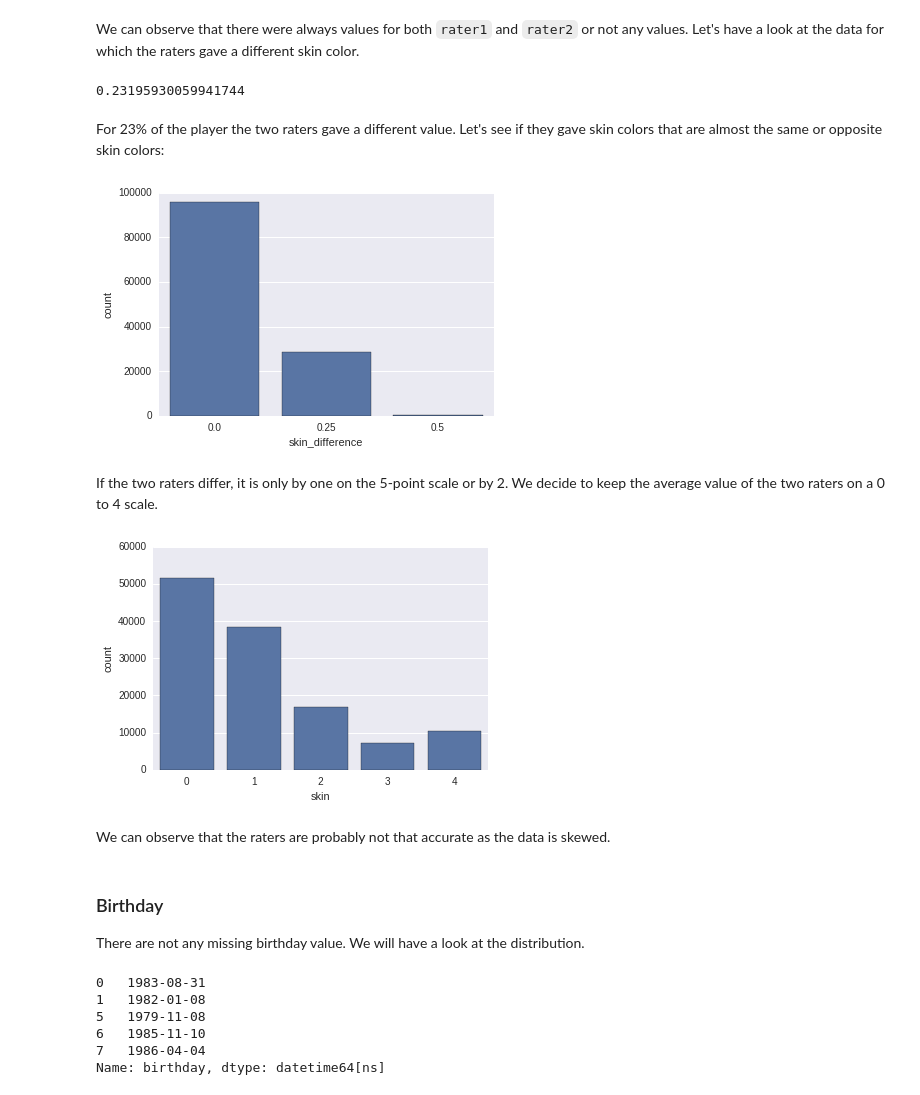
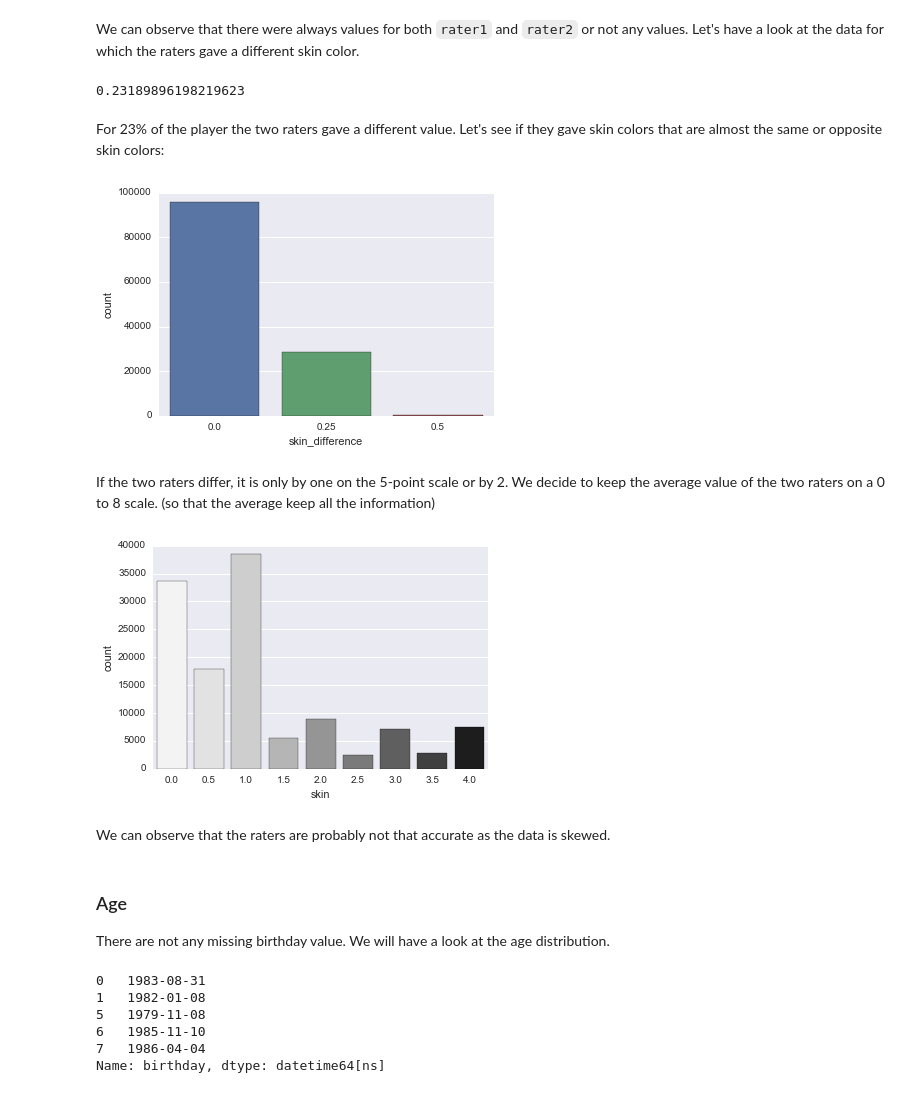
Before and after one commit to semplea/adaepfl-hw, a Jupyter notebook: 04 - Applied ML/nb.ipynb, the cells around one changed output. Drawn from its saved outputs; the diff is of its cells as text; code cells hidden in the pictures.

```diff
--- a/04 - Applied ML/nb.ipynb
+++ b/04 - Applied ML/nb.ipynb
@@ -80,3 +82,5 @@ skin_data = data.dropna(how='all', subset=['rater1','rater2'])
+# %%
+skin_data = skin_data.dropna(how='all', subset=['meanIAT', 'nIAT'])
 # %%
 len(skin_data[skin_data.rater1.isnull() | (skin_data.rater2.isnull())])
 # %% [output]
@@ -88,29 +92,29 @@ skin_data_differ = skin_data[skin_data.rater1 != skin_data.rater2]
 # %%
 len(skin_data_differ)/len(skin_data)
 # %% [output]
-0.23195930059941744
+0.23189896198219623
 # %% [markdown]
 For 23% of the player the two raters gave a different value. Let's see if they gave skin colors that are almost the same or opposite skin colors:
 # %%
 skin_data['skin_difference'] = skin_data.apply(lambda x: abs(x['rater1'] - x['rater2']), axis=1)
 # %%
 palette = sns.color_palette()
-sns.countplot(x="skin_difference", data=skin_data, color=palette[0]);
+sns.countplot(x="skin_difference", data=skin_data);
 # %% [output]
-[figure, old version]
+[figure, new version]
 # %% [markdown]
-If the two raters differ, it is only by one on the 5-point scale or by 2. We decide to keep the average value of the two raters on a 0 to 4 scale.
+If the two raters differ, it is only by one on the 5-point scale or by 2. We decide to keep the average value of the two raters on a 0 to 8 scale. (so that the average keep all the information)
 # %%
-skin_data['skin'] = skin_data.apply(lambda x: round((x['rater1']+x['rater2'])/2*4), axis=1)
+skin_data['skin'] = skin_data.apply(lambda x: (x['rater1']+x['rater2'])/2*4, axis=1)
 # %%
-sns.countplot(x="skin", data=skin_data, color=palette[0]);
+sns.countplot(x="skin", data=skin_data, palette=sns.color_palette("Greys", 9));
 # %% [output]
-[figure, old version]
+[figure, new version]
 # %% [markdown]
 We can observe that the raters are probably not that accurate as the data is skewed.
 # %% [markdown]
-### Birthday
-There are not any missing birthday value. We will have a look at the distribution.
+### Age
+There are not any missing birthday value. We will have a look at the age distribution.
 # %%
 # The birthday string is converted into a datetime type
 import datetime
```
Also changed, not shown: parts of 46 cells of this notebook.
